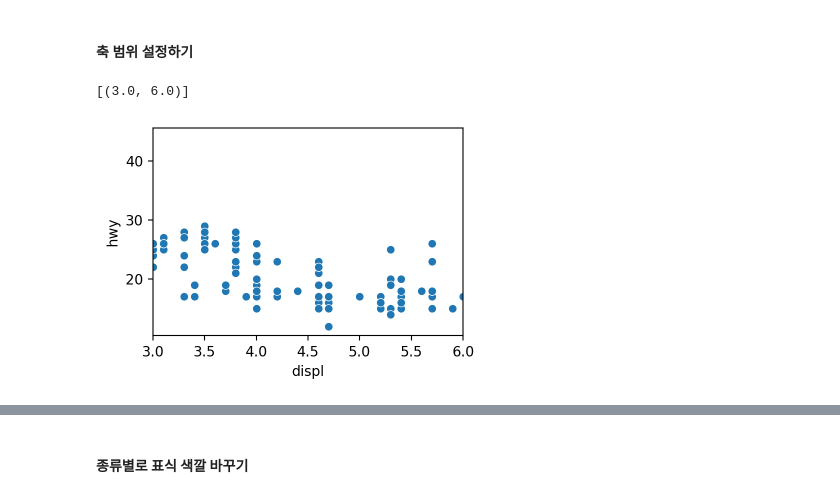
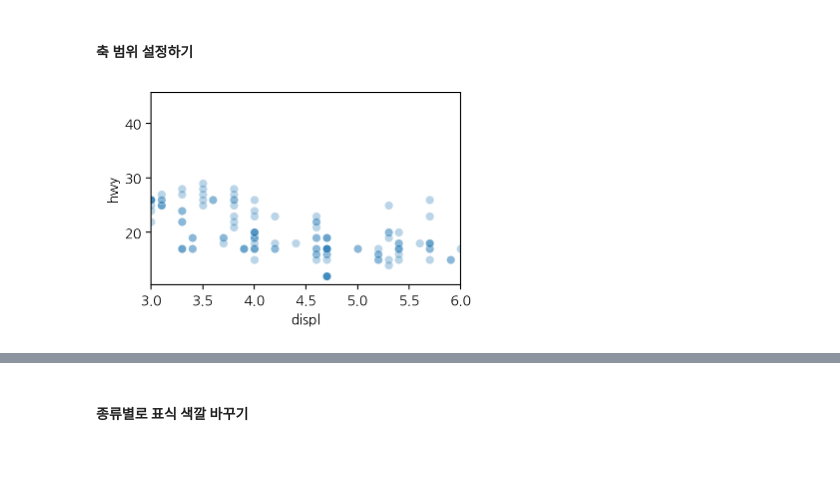
Before and after one commit to ai7dnn/2024-1-my-BDA, a Jupyter notebook: inclass/07w_0415_mon_A_ch08_seaborn_graph.ipynb, the cells around one changed output, grey strips where cells are left out. Drawn from its saved outputs; the diff is of its cells as text; code cells hidden in the pictures; blank space fills up the shorter version.

```diff
--- a/inclass/07w_0415_mon_A_ch08_seaborn_graph.ipynb
+++ b/inclass/07w_0415_mon_A_ch08_seaborn_graph.ipynb
@@ -198,10 +202,9 @@ sns.scatterplot(mpg, x = 'displ', y = 'hwy', alpha=.3);
 #### 축 범위 설정하기
 # %%
 # x축 범위 3~6으로 제한
-sns.scatterplot(data = mpg, x = 'displ', y = 'hwy').set(xlim = [3, 6])
+sns.scatterplot(data = mpg, x = 'displ', y = 'hwy', alpha=.3).set(xlim = [3, 6]);
 # %% [output]
-[(3.0, 6.0)]
-[figure, old version]
+[figure, new version]
 # %%
 # x축 범위 3~6, y축 범위 10~30으로 제한
 sns.scatterplot(data = mpg, x = 'displ', y = 'hwy').set(xlim = [3, 6], ylim = [10, 30]);
```
Also changed, not shown: parts of 61 cells of this notebook.
